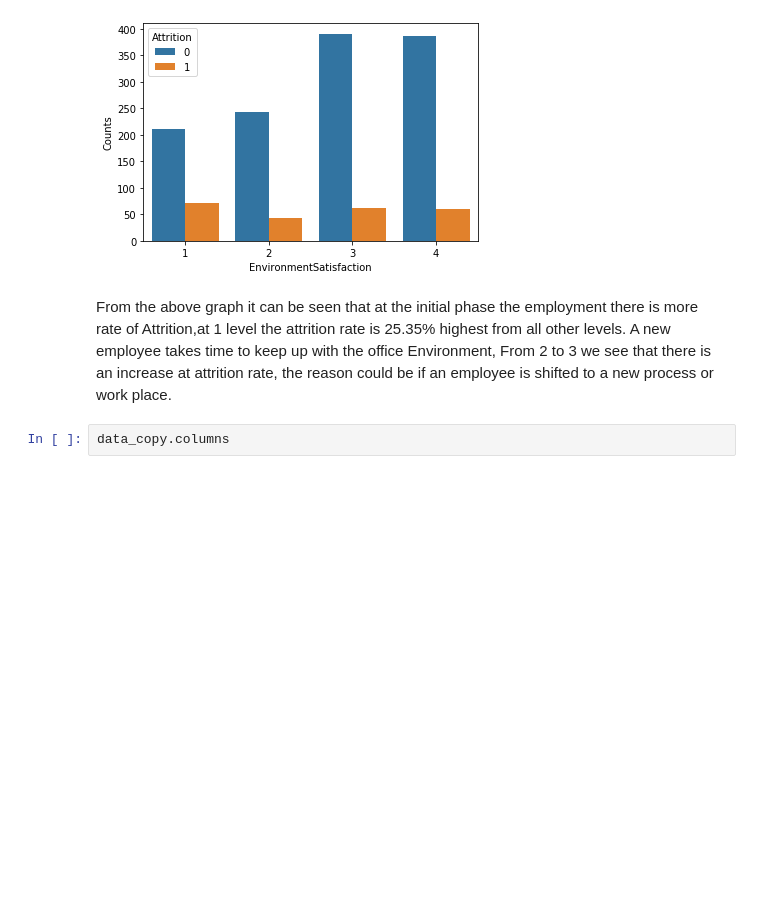
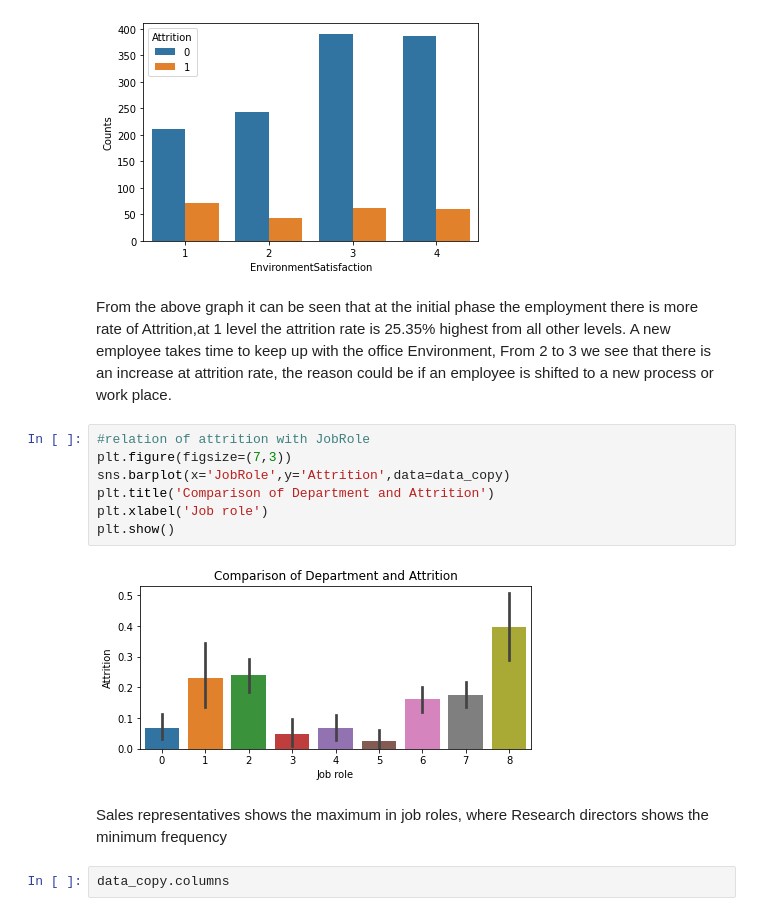
Before and after one commit to sonirl/DT_Evaluation-projects, a Jupyter notebook: project_4_HRanalytics.ipynb, the cells around one changed output. Cells and saved outputs as stored; diff of their text form; blank space fills up the shorter version.

```diff
--- a/project_4_HRanalytics.ipynb
+++ b/project_4_HRanalytics.ipynb
@@ -468,6 +490,17 @@ sns.barplot(x='EnvironmentSatisfaction',y='Counts',hue='Attrition',data=Env_sat)
 # %% [markdown]
 From the above graph it can  be seen that at the initial phase the employment there is more rate of Attrition,at 1 level the attrition rate is 25.35% highest from all other levels.
 A new employee takes time to keep up with the office Environment, From 2 to 3 we see that there is an increase at attrition rate, the reason could be if an employee is shifted to a new process or work place.
+# %%
+#relation of attrition with JobRole
+plt.figure(figsize=(7,3))
+sns.barplot(x='JobRole',y='Attrition',data=data_copy)
+plt.title('Comparison of Department and Attrition')
+plt.xlabel('Job role')
+plt.show()
+# %% [output]
+[figure, added]
+# %% [markdown]
+Sales representatives shows the maximum in job roles, where Research directors shows the minimum frequency
 # %%
 data_copy.columns
 # %% [output]
```
Also changed, not shown: parts of 25 cells of this notebook.
